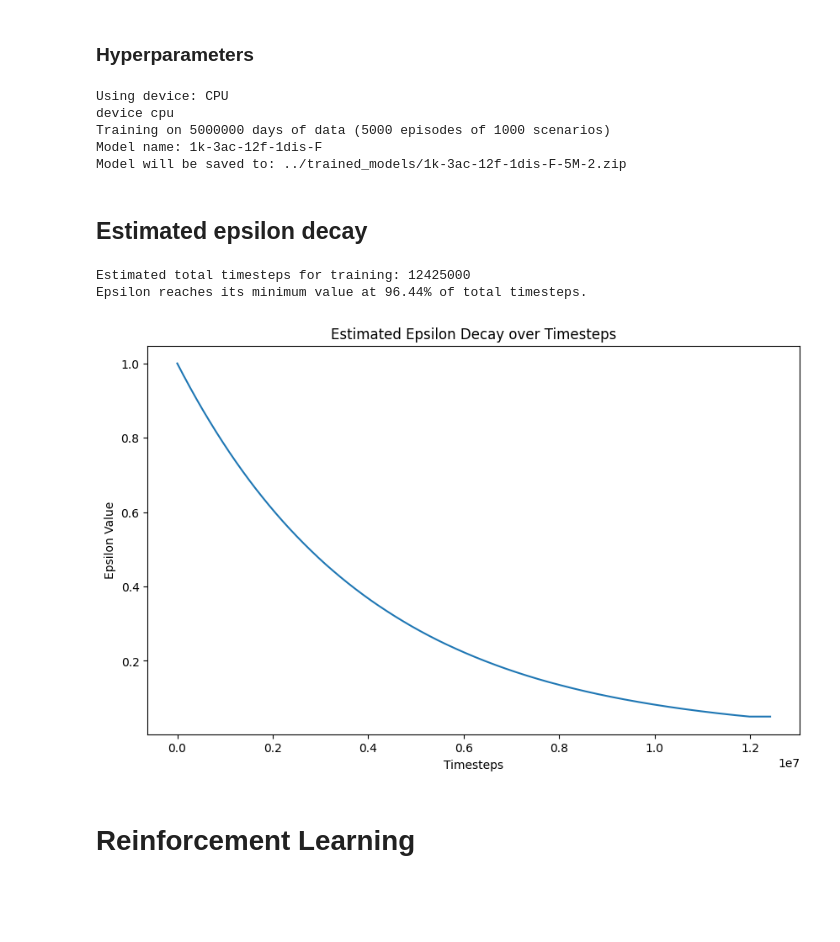
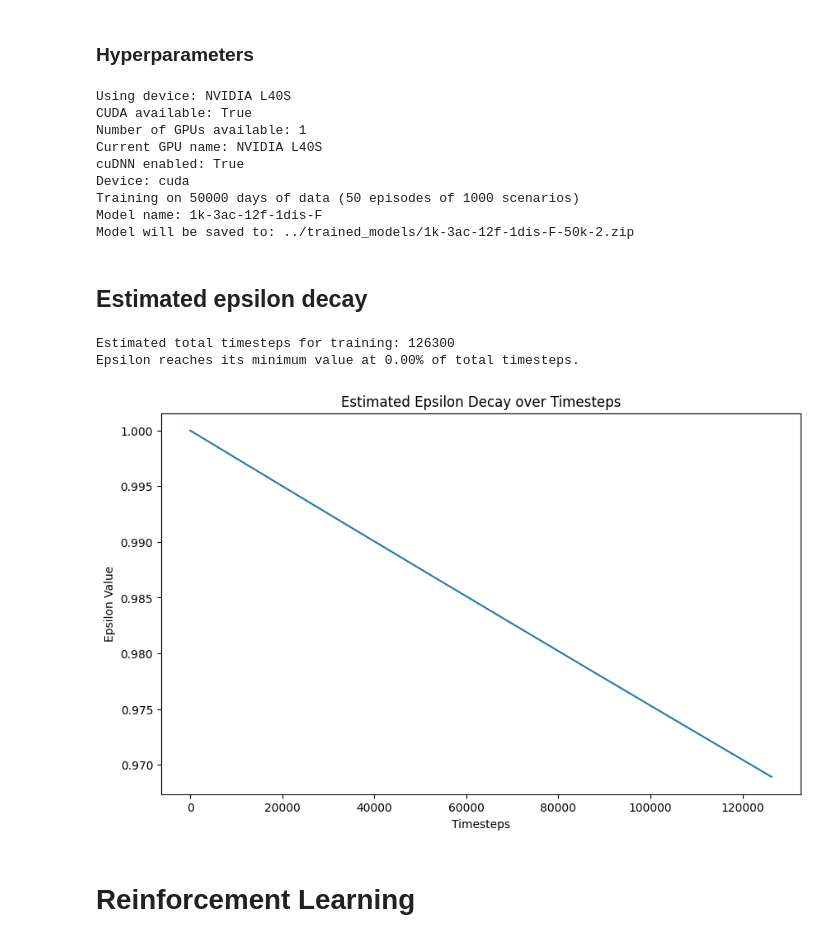
Before and after one commit to PieterBecking/Boeing-ADM-DRL-Github, a Jupyter notebook: notebooks/train_dqn.ipynb, the cells around one changed output. Cells and saved outputs as stored; diff of their text form; code cells hidden in the pictures; blank space fills up the shorter version.

```diff
--- a/notebooks/train_dqn.ipynb
+++ b/notebooks/train_dqn.ipynb
@@ -111,7 +111,7 @@ MAX_TIMESTEPS = 500         # maximum number of timesteps per episode (not relev
 LEARNING_STARTS = 0 # means that the model will start learning after 1000 timesteps
 TRAIN_FREQ = 4
 
-N_EPISODES = 5000          # number of episodes PER TRAINING SCENARIO
+N_EPISODES = 50          # number of episodes PER TRAINING SCENARIO
 NEURAL_NET_STRUCTURE = dict(net_arch=[256, 256*2,256]) # hidden layer sizes
 
 
@@ -120,8 +120,26 @@ TRAINING_FOLDERS_PATH = '../data/Training/1k-3ac-12f-1dis-F/'
 
 # print info on the device used like macbook pro m1
 print("Using device:", th.cuda.get_device_name() if th.cuda.is_available() else "CPU")
-device = th.device('mps' if th.backends.mps.is_available() else 'cpu')
-print("device", device)
+# device = th.device('mps' if th.backends.mps.is_available() else 'cpu')
+
+device = th.device('cuda' if th.cuda.is_available() else 'cpu')
+
+# code to see what hardware is available
+import torch
+
+# Check if CUDA is available
+print("CUDA available:", torch.cuda.is_available())
+
+# Number of GPUs available
+print("Number of GPUs available:", torch.cuda.device_count())
+
+# Get the name of the current GPU
+print("Current GPU name:", torch.cuda.get_device_name())
+
+# Check if cuDNN is enabled
+print("cuDNN enabled:", torch.backends.cudnn.enabled)
+
+print("Device:", device)
 
 
 
@@ -170,11 +188,15 @@ os.makedirs(results_dir, exist_ok=True)
 # create a new folder within results_dir called plots
 os.makedirs(os.path.join(results_dir, 'plots'), exist_ok=True)
 # %% [output]
-Using device: CPU
-device cpu
-Training on 5000000 days of data (5000 episodes of 1000 scenarios)
+Using device: NVIDIA L40S
+CUDA available: True
+Number of GPUs available: 1
+Current GPU name: NVIDIA L40S
+cuDNN enabled: True
+Device: cuda
+Training on 50000 days of data (50 episodes of 1000 scenarios)
 Model name: 1k-3ac-12f-1dis-F
-Model will be saved to: ../trained_models/1k-3ac-12f-1dis-F-5M-2.zip
+Model will be saved to: ../trained_models/1k-3ac-12f-1dis-F-50k-2.zip
 # %% [markdown]
 ## Estimated epsilon decay
 # %%
@@ -251,38 +273,38 @@ print(f"Estimated total timesteps for training: {total_timesteps_estimate}")
 epsilon_values_estimate = []
 epsilon = EPSILON_START
 min_epsilon_reached_at = 0
 
 for t in range(int(total_timesteps_estimate)):
     epsilon = max(EPSILON_MIN, epsilon * (1 - EPSILON_DECAY_RATE))
     epsilon_values_estimate.append(epsilon)
 
     # Record when epsilon reaches the minimum value
     if epsilon == EPSILON_MIN:
         min_epsilon_reached_at = t
         # Extend the list with EPSILON_MIN for the remaining timesteps
         epsilon_values_estimate.extend([EPSILON_MIN] * (int(total_timesteps_estimate) - t - 1))
         break
 
 # Calculate the percentage of timesteps where epsilon reaches its minimum value
 percentage_min_epsilon_reached = (min_epsilon_reached_at / total_timesteps_estimate) * 100
 print(f"Epsilon reaches its minimum value at {percentage_min_epsilon_reached:.2f}% of total timesteps.")
 
 
 # Plot the estimated epsilon decay curve
 plt.figure(figsize=(10, 6))
 plt.plot(epsilon_values_estimate)
 plt.xlabel('Timesteps')
 plt.ylabel('Epsilon Value')
 plt.title('Estimated Epsilon Decay over Timesteps')
 plt.show()
 
 # Interrupt the code if epsilon reaches its minimum value below 70% of the total timesteps
-if percentage_min_epsilon_reached < 70:
-    raise RuntimeError("Epsilon reaches its minimum value below 70% of total timesteps. Aborting the process.")
+# if percentage_min_epsilon_reached < 70:
+#     raise RuntimeError("Epsilon reaches its minimum value below 70% of total timesteps. Aborting the process.")
 # %% [output]
-Estimated total timesteps for training: 12425000
-Epsilon reaches its minimum value at 96.44% of total timesteps.
+Estimated total timesteps for training: 126300
+Epsilon reaches its minimum value at 0.00% of total timesteps.
-[figure, old version]
+[figure, new version]
 # %% [markdown]
 # Reinforcement Learning
 # %% [markdown]
```
Also changed, not shown: parts of 1 cell of this notebook, 1 other file.
